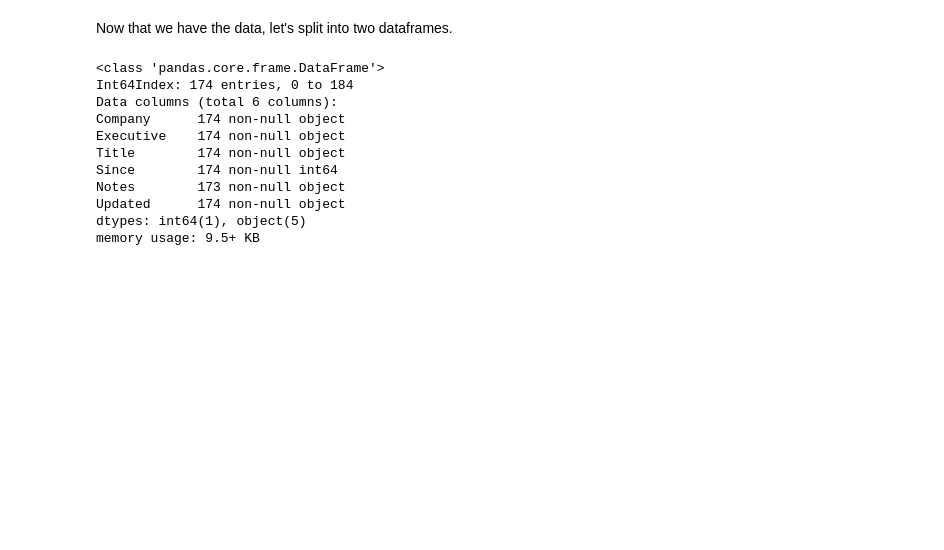
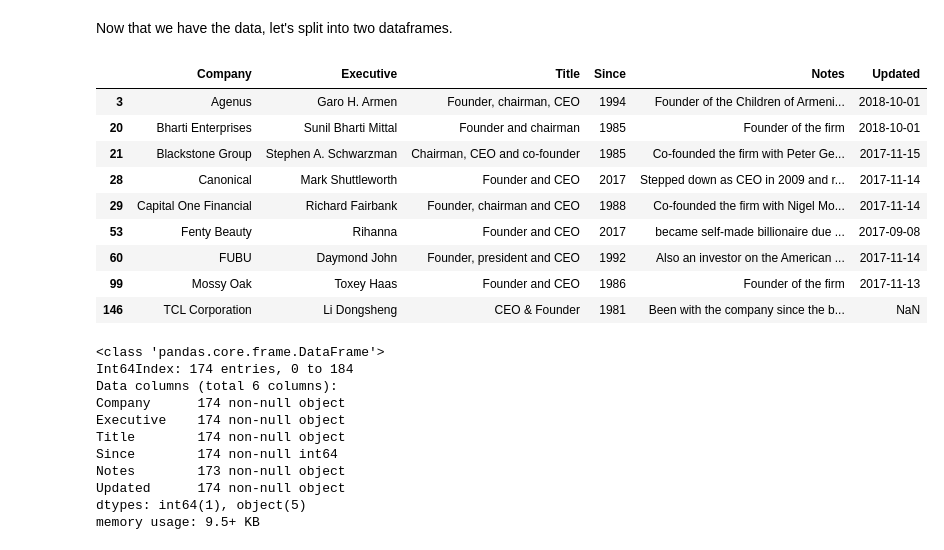
Before and after one commit to MarinaWolters/Coding-Tracker, a Jupyter notebook: W7_Data_Visualization.ipynb, the cells around one changed output. Drawn from its saved outputs; the diff is of its cells as text; code cells hidden in the pictures; blank space fills up the shorter version.

```diff
--- a/W7_Data_Visualization.ipynb
+++ b/W7_Data_Visualization.ipynb
@@ -44,3 +60,18 @@ memory usage: 8.8+ KB
 # %% [markdown]
 Now that we have the data, let's split into two dataframes.
+# %%
+# Extracts the founding CEOs into founder_df by applying a check if the word 'founder' comes up in Title
+founders_df = company_ceos_df[company_ceos_df['Title'].apply(lambda s: True if 'founder' in s.lower() else False)]
+founders_df
+# %% [output]
+|  | Company | Executive | Title | Since | Notes | Updated |
+| 3 | Agenus | Garo H. Armen | Founder, chairman, CEO | 1994 | Founder of the Children of Armeni... | 2018-10-01 |
+| 20 | Bharti Enterprises | Sunil Bharti Mittal | Founder and chairman | 1985 | Founder of the firm | 2018-10-01 |
+| 21 | Blackstone Group | Stephen A. Schwarzman | Chairman, CEO and co-founder | 1985 | Co-founded the firm with Peter Ge... | 2017-11-15 |
+| 28 | Canonical | Mark Shuttleworth | Founder and CEO | 2017 | Stepped down as CEO in 2009 and r... | 2017-11-14 |
+| 29 | Capital One Financial | Richard Fairbank | Founder, chairman and CEO | 1988 | Co-founded the firm with Nigel Mo... | 2017-11-14 |
+| 53 | Fenty Beauty | Rihanna | Founder and CEO | 2017 | became self-made billionaire due ... | 2017-09-08 |
+| 60 | FUBU | Daymond John | Founder, president and CEO | 1992 | Also an investor on the American ... | 2017-11-14 |
+| 99 | Mossy Oak | Toxey Haas | Founder and CEO | 1986 | Founder of the firm | 2017-11-13 |
+| 146 | TCL Corporation | Li Dongsheng | CEO & Founder | 1981 | Been with the company since the b... | NaN |
 # %%
```
Also changed, not shown: parts of 3 cells of this notebook.
